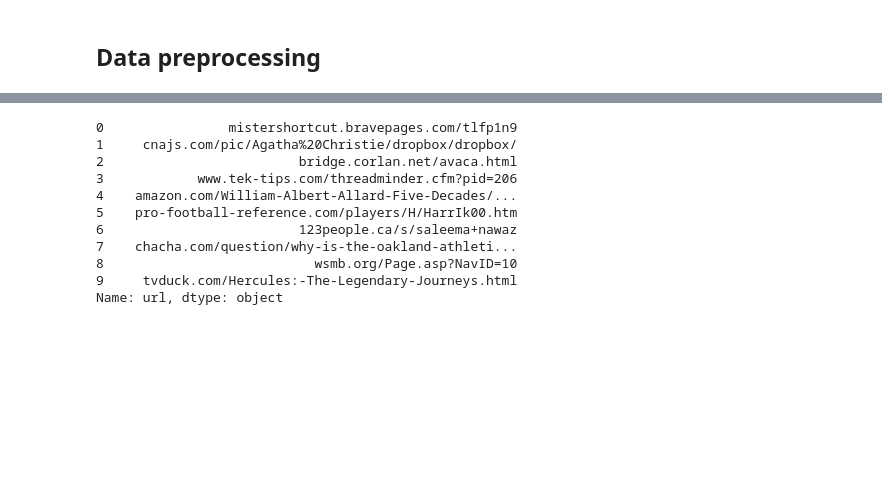
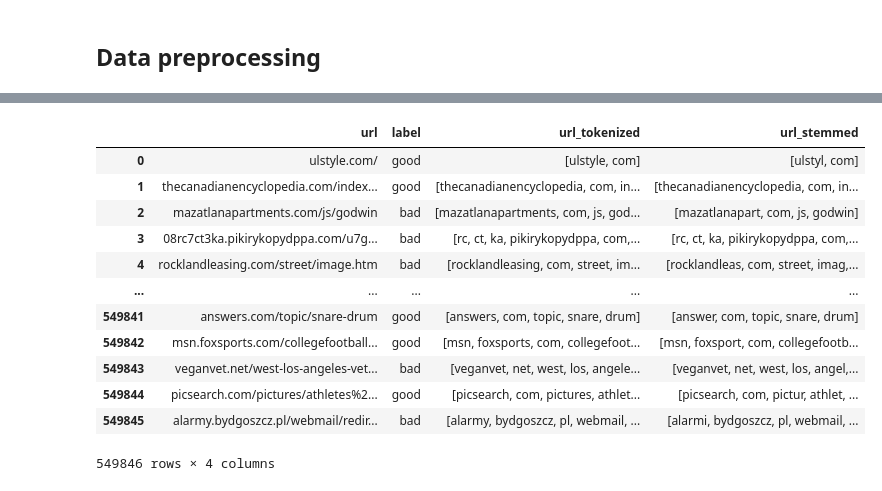
Before and after one commit to cyberholics/Malicious-URL-detector, a Jupyter notebook: malicious_url.ipynb, the cells around one changed output, grey strips where cells are left out. Cells and saved outputs as stored; diff of their text form; code cells hidden in the pictures; blank space fills up the shorter version.

```diff
--- a/malicious_url.ipynb
+++ b/malicious_url.ipynb
@@ -92,15 +101,20 @@ df
 549846 rows × 3 columns
-# %%
-df["url"].iloc[0:10]
-# %% [output]
-0                mistershortcut.bravepages.com/tlfp1n9
-1     cnajs.com/pic/Agatha%20Christie/dropbox/dropbox/
-2                         bridge.corlan.net/avaca.html
-3            www.tek-tips.com/threadminder.cfm?pid=206
-4    amazon.com/William-Albert-Allard-Five-Decades/...
-5    pro-football-reference.com/players/H/HarrIk00.htm
-6                         123people.ca/s/saleema+nawaz
-7    chacha.com/question/why-is-the-oakland-athleti...
-8                           wsmb.org/Page.asp?NavID=10
-9     tvduck.com/Hercules:-The-Legendary-Journeys.html
-Name: url, dtype: object
+# %%
+# Snowball stemmer to get the root words out of tokenized url
+stemmer= SnowballStemmer("english")
+df['url_stemmed'] =df['url_tokenized'].map(lambda text: [stemmer.stem(word) for word in text])
+df
+# %% [output]
+|  | url | label | url_tokenized | url_stemmed |
+| 0 | ulstyle.com/ | good | [ulstyle, com] | [ulstyl, com] |
+| 1 | thecanadianencyclopedia.com/index... | good | [thecanadianencyclopedia, com, in... | [thecanadianencyclopedia, com, in... |
+| 2 | mazatlanapartments.com/js/godwin | bad | [mazatlanapartments, com, js, god... | [mazatlanapart, com, js, godwin] |
+| 3 | 08rc7ct3ka.pikirykopydppa.com/u7g... | bad | [rc, ct, ka, pikirykopydppa, com,... | [rc, ct, ka, pikirykopydppa, com,... |
+| 4 | rocklandleasing.com/street/image.htm | bad | [rocklandleasing, com, street, im... | [rocklandleas, com, street, imag,... |
+| ... | ... | ... | ... | ... |
+| 549841 | answers.com/topic/snare-drum | good | [answers, com, topic, snare, drum] | [answer, com, topic, snare, drum] |
+| 549842 | msn.foxsports.com/collegefootball... | good | [msn, foxsports, com, collegefoot... | [msn, foxsport, com, collegefootb... |
+| 549843 | veganvet.net/west-los-angeles-vet... | bad | [veganvet, net, west, los, angele... | [veganvet, net, west, los, angel,... |
+| 549844 | picsearch.com/pictures/athletes%2... | good | [picsearch, com, pictures, athlet... | [picsearch, com, pictur, athlet, ... |
+| 549845 | alarmy.bydgoszcz.pl/webmail/redir... | bad | [alarmy, bydgoszcz, pl, webmail, ... | [alarmi, bydgoszcz, pl, webmail, ... |
+549846 rows × 4 columns
```
Also changed, not shown: parts of 22 cells of this notebook.
